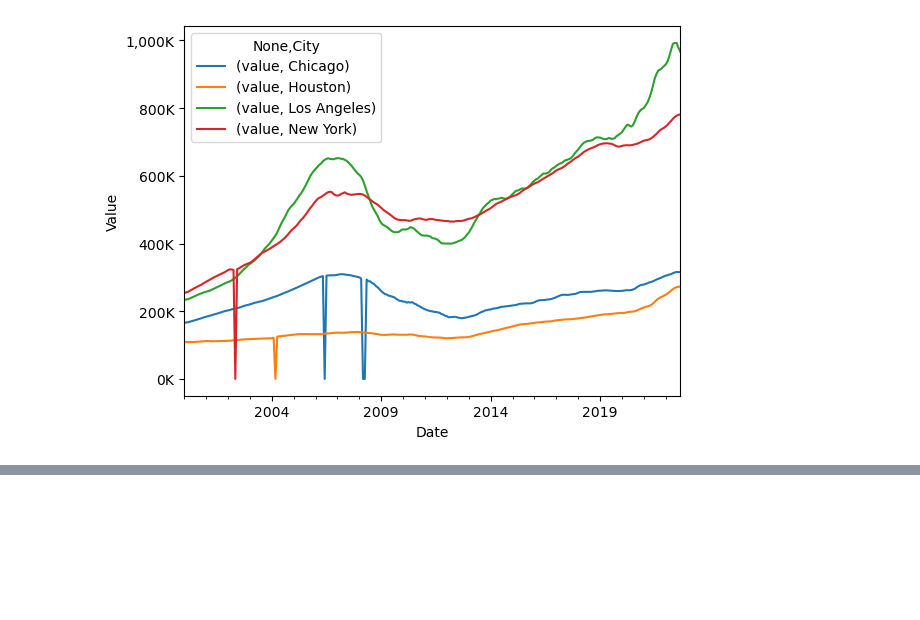
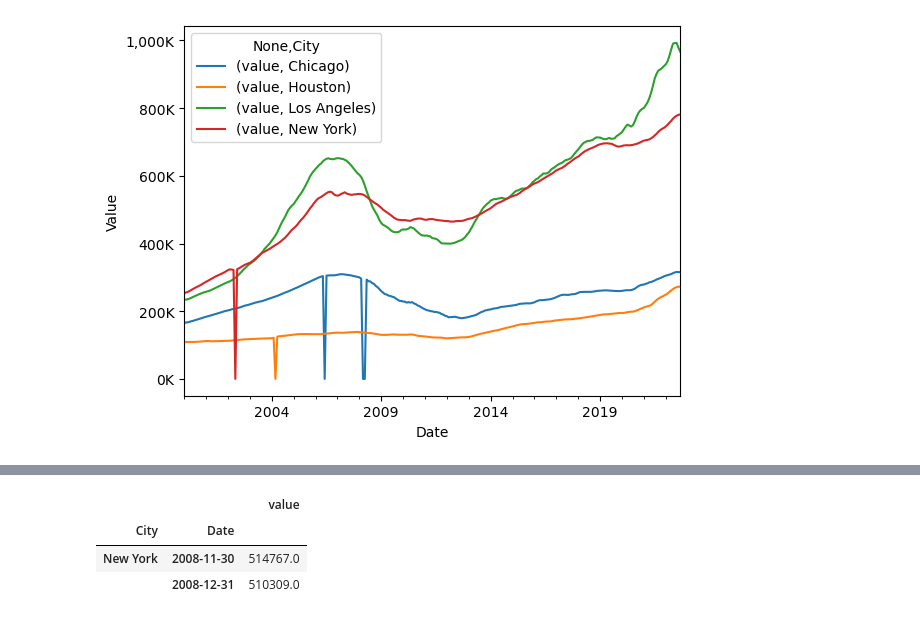
Before and after one commit to Luz-Dobbins/Week-18-Core, a Jupyter notebook: Core Preparing Time Series from Wide-Form Data.ipynb, the cells around one changed output, grey strips where cells are left out. Drawn from its saved outputs; the diff is of its cells as text; code cells hidden in the pictures; blank space fills up the shorter version.

```diff
--- a/Core Preparing Time Series from Wide-Form Data.ipynb
+++ b/Core Preparing Time Series from Wide-Form Data.ipynb
@@ -250,0 +228,7 @@ TypeError: __call__() takes from 1 to 2 positional arguments but 3 were given
+# %%
+df_ts.loc[pd.IndexSlice['New York', '11/30/2008':'12/31/2008'],:]
+# %% [output]
+|  |  | value |
+| City | Date |  |
+| New York | 2008-11-30 | 514767.0 |
+|  | 2008-12-31 | 510309.0 |
```
Also changed, not shown: parts of 7 cells of this notebook.
